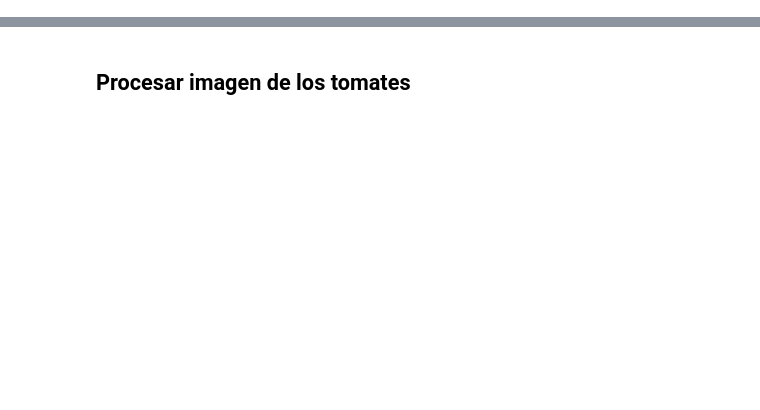
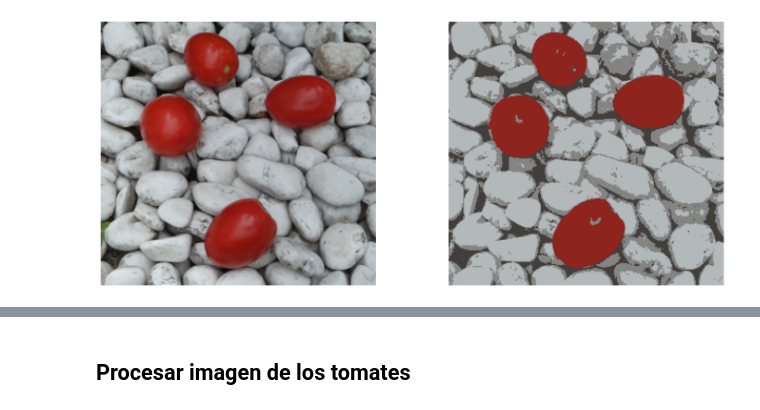
Before and after one commit to JaredEspinosa19/2doExamenVision, a Jupyter notebook: prueba.ipynb, the cells around one changed output, grey strips where cells are left out. Drawn from its saved outputs; the diff is of its cells as text; code cells hidden in the pictures; blank space fills up the shorter version.

```diff
--- a/prueba.ipynb
+++ b/prueba.ipynb
@@ -95,0 +37,32 @@ graficas2(segmented_image,tomatoes,4)
+# %%
+vectorised = resized.reshape((-1,3))
+
+
+img_df = pd.DataFrame(vectorised)
+img_df.rename(columns={0:'R', 1:'G', 2: 'B'}, inplace =True)
+# %%
+random.seed(3)
+
+centroids = np.zeros((k,3))
+
+for i in range(k):
+
+    pixel = img_df.iloc[random.randint(1,len(img_df.axes[0]))]
+    r=pixel['R']
+    g=pixel['G']
+    b=pixel['B']
+
+    # x = random.randint(0,len(positions_x))
+    # y = random.randint(0,rows)
+
+    centroids[i]=[r,g,b]
+
+print(centroids)
+
+centroids = pd.DataFrame({"R":centroids[:,0],"G":centroids[:,1],"B":centroids[:,1]})
+
+centroids
+
+
+# centroids = get_random_centroids(img_df, k)
+# centroids
@@ -95,0 +155,10 @@ graficas2(segmented_image,tomatoes,4)
+# %%
+
+segmented_image = centroides[labels-1]
+segmented_image = segmented_image.reshape(resized.shape)
+
+ImSegmented = segmented_image.astype(np.uint8)
+ImOrig = resized.astype(np.uint8)
+graficas(ImOrig, ImSegmented, k)
+# %% [output]
+[figure, added]
```
Also changed, not shown: parts of 31 cells of this notebook.
